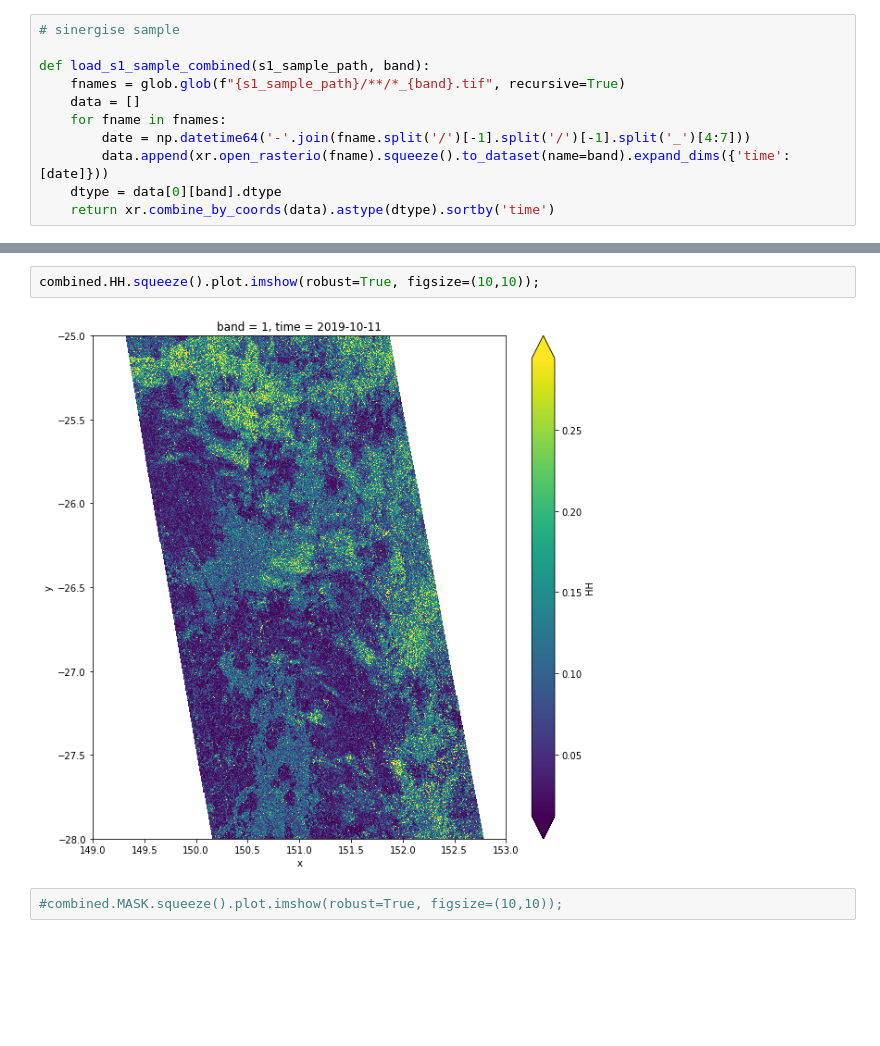
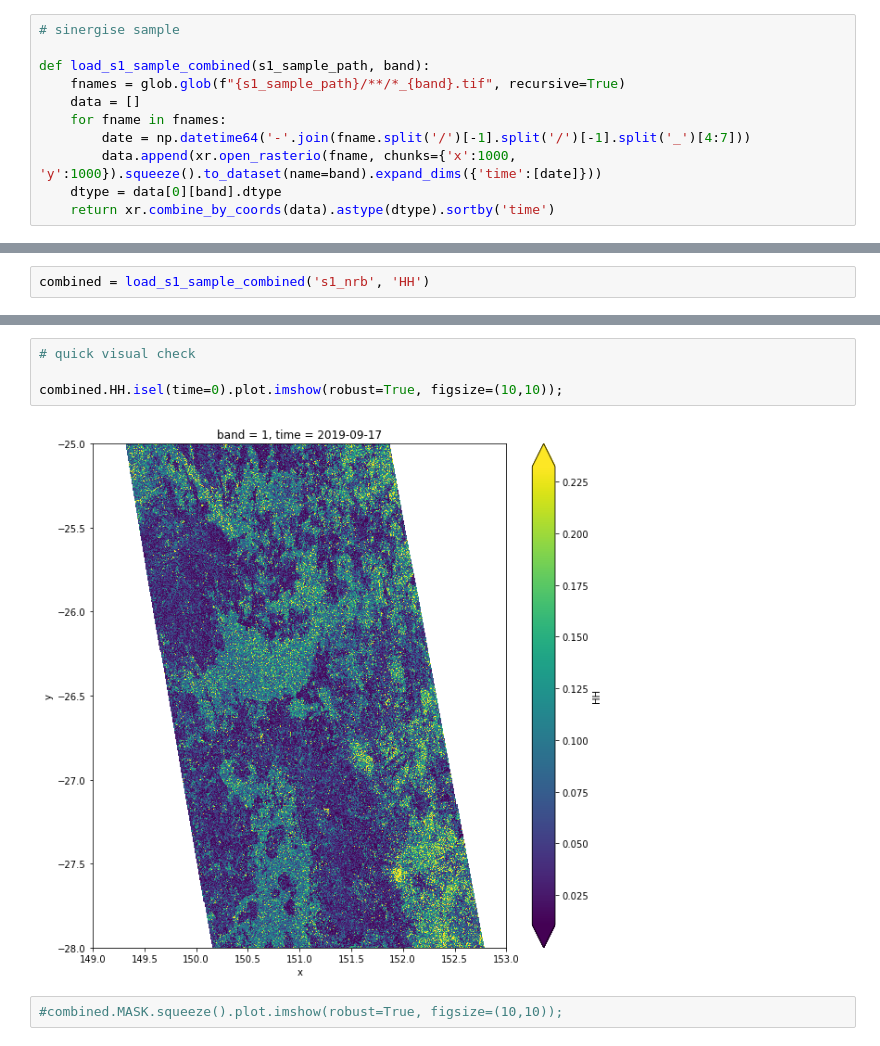
Before and after one commit to fangfy/deafrica-sandbox-notebooks, a Jupyter notebook: Datasets/Sentinel-1_NRB_sample_CR.ipynb, the cells around one changed output, grey strips where cells are left out. Cells and saved outputs as stored; diff of their text form; blank space fills up the shorter version.

```diff
--- a/Datasets/Sentinel-1_NRB_sample_CR.ipynb
+++ b/Datasets/Sentinel-1_NRB_sample_CR.ipynb
@@ -29,6 +41,6 @@ def load_s1_sample_combined(s1_sample_path, band):
     data = []
     for fname in fnames:
         date = np.datetime64('-'.join(fname.split('/')[-1].split('/')[-1].split('_')[4:7]))
-        data.append(xr.open_rasterio(fname).squeeze().to_dataset(name=band).expand_dims({'time':[date]}))
+        data.append(xr.open_rasterio(fname, chunks={'x':1000, 'y':1000}).squeeze().to_dataset(name=band).expand_dims({'time':[date]}))
     dtype = data[0][band].dtype
     return xr.combine_by_coords(data).astype(dtype).sortby('time')
@@ -38,0 +47,2 @@ combined = xr.combine_by_coords([load_s1_sample_combined('s1_sample_cr/s1_nrb',
+# %%
+combined = load_s1_sample_combined('s1_nrb', 'HH')
@@ -39,7 +71,9 @@ combined = xr.combine_by_coords([load_s1_sample_combined('s1_sample_cr/s1_nrb',
 # %%
-combined.HH.squeeze().plot.imshow(robust=True, figsize=(10,10));
+# quick visual check
+
+combined.HH.isel(time=0).plot.imshow(robust=True, figsize=(10,10));
 # %% [output]
-[figure, old version]
+[figure, new version]
 # %%
 #combined.MASK.squeeze().plot.imshow(robust=True, figsize=(10,10));
 # %%
```
Also changed, not shown: parts of 32 cells of this notebook.
